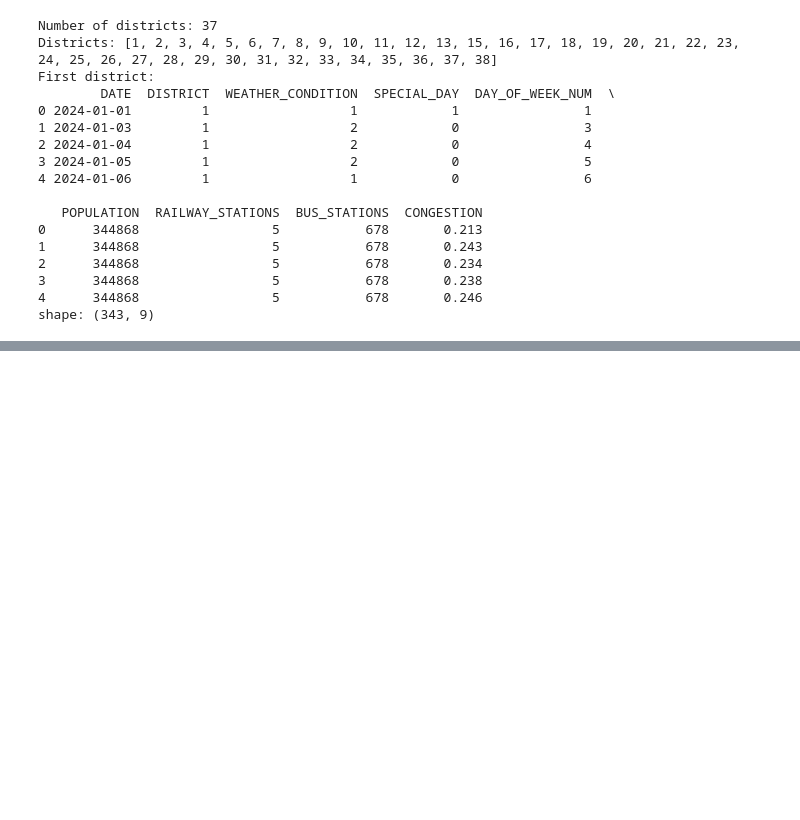
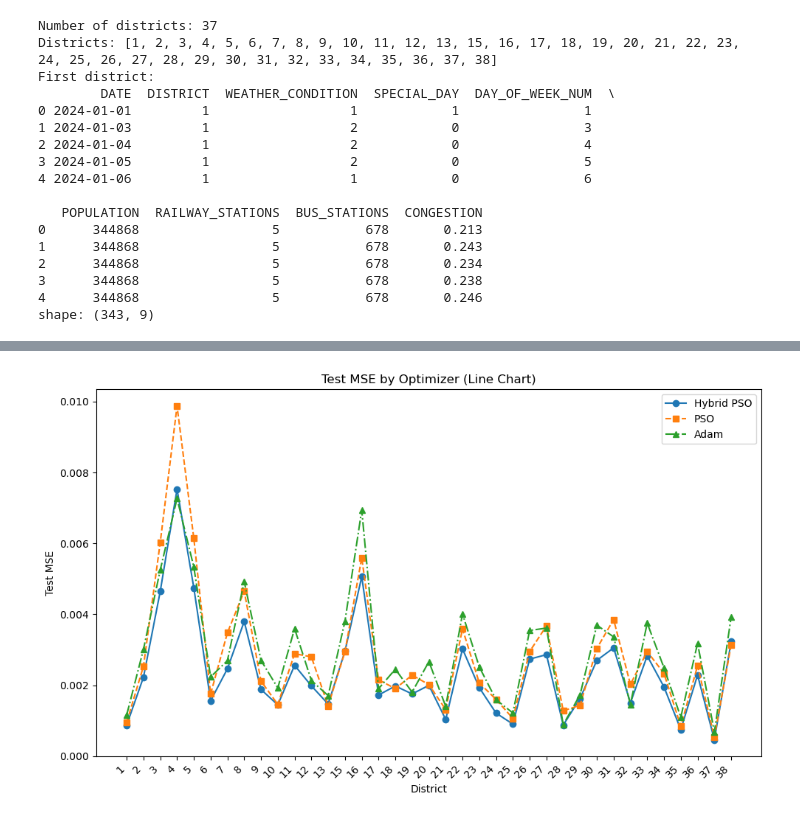
Before and after one commit to omerzzeybek9/Traffic-Congestion-Prediction-Optimization, a Jupyter notebook: main_pso.ipynb, the cells around one changed output, grey strips where cells are left out. Cells and saved outputs as stored; diff of their text form; code cells hidden in the pictures; blank space fills up the shorter version.

```diff
--- a/main_pso.ipynb
+++ b/main_pso.ipynb
@@ -377,0 +506,25 @@ District 38: train MSE = 0.0204
+# %%
+import matplotlib.pyplot as plt
+import numpy as np
+
+districts = list(results_hybrid.keys())
+test_hybrid = [results_hybrid[d]['test_mse'] for d in districts]
+test_pso    = [results_grad_free_pso[d]['test_mse'] for d in districts]
+test_adam   = [results_adam[d]['test_mse'] for d in districts]
+
+x = np.arange(len(districts))
+
+plt.figure(figsize=(10, 6))
+plt.plot(x, test_hybrid, marker='o', linestyle='-', label='Hybrid PSO')
+plt.plot(x, test_pso,    marker='s', linestyle='--', label='PSO')
+plt.plot(x, test_adam,   marker='^', linestyle='-.', label='Adam')
+
+plt.xticks(x, districts, rotation=45, ha='right')
+plt.xlabel('District')
+plt.ylabel('Test MSE')
+plt.title('Test MSE by Optimizer (Line Chart)')
+plt.legend()
+plt.tight_layout()
+plt.show()
+# %% [output]
+[figure, added]
```
Also changed, not shown: parts of 5 cells of this notebook.
